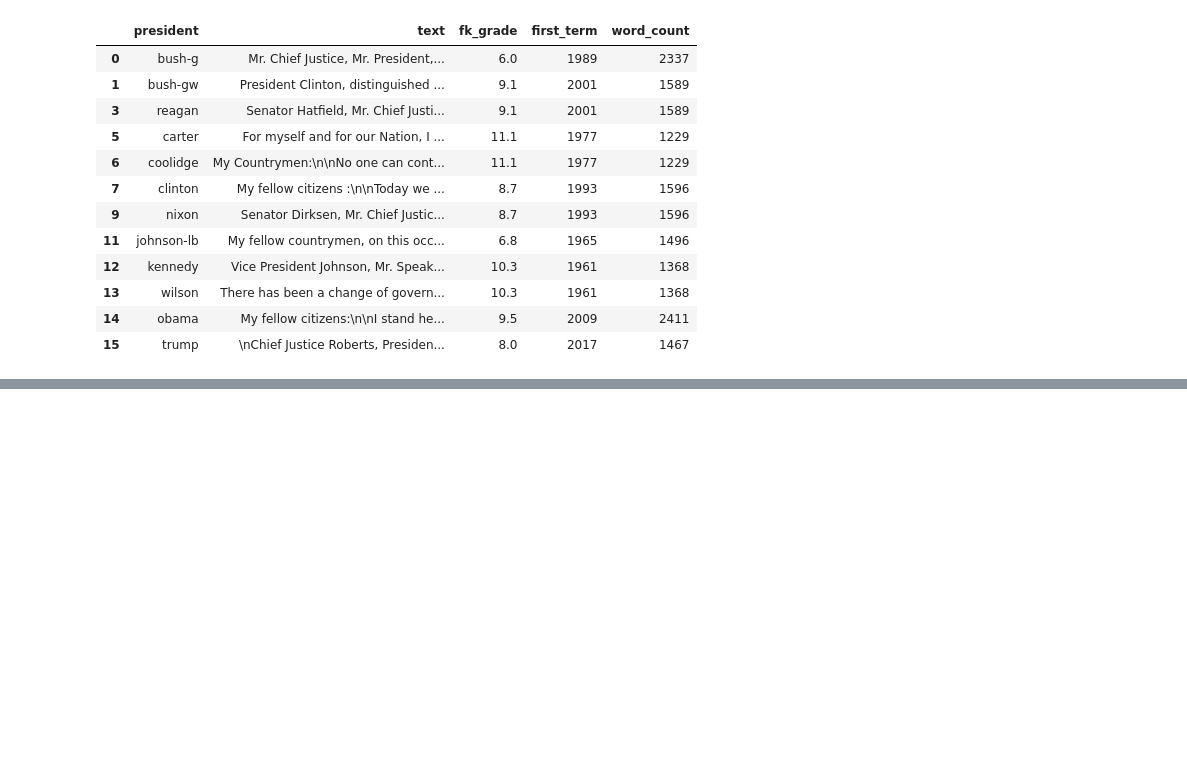
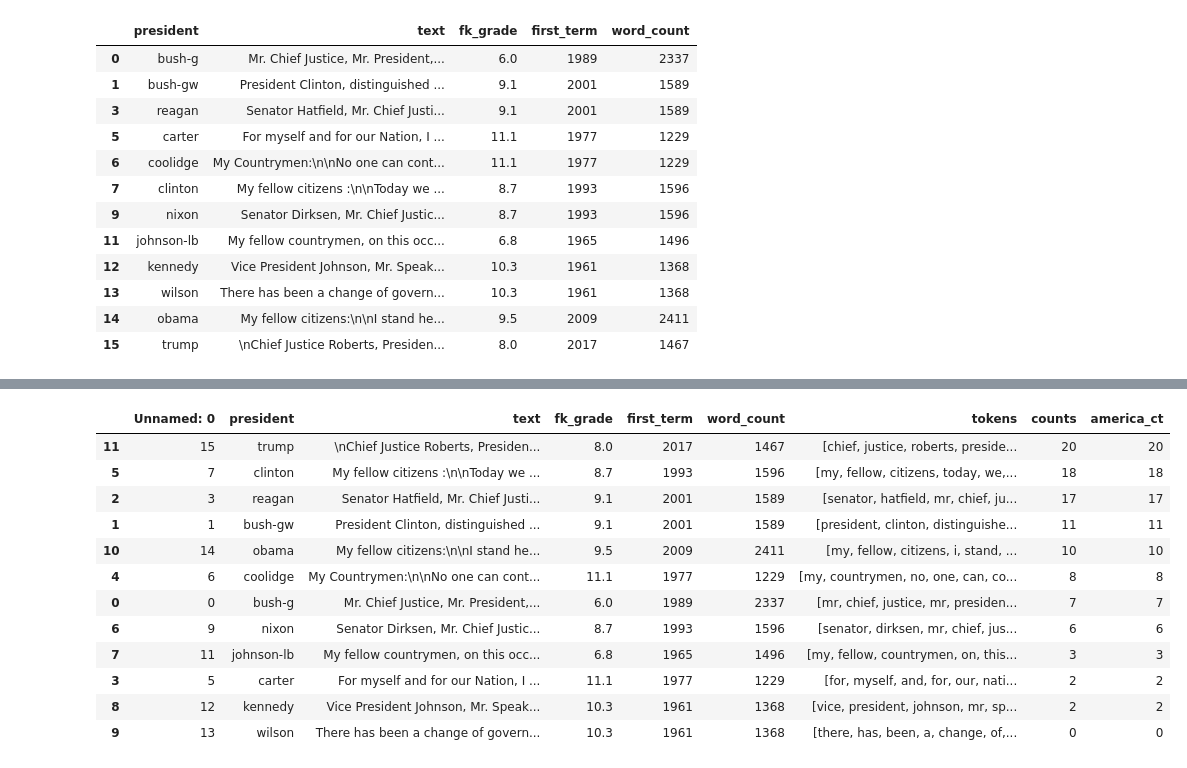
Before and after one commit to sbchou/trump-speech, a Jupyter notebook: Speech-analysis.ipynb, the cells around one changed output, grey strips where cells are left out. Cells and saved outputs as stored; diff of their text form; code cells hidden in the pictures; blank space fills up the shorter version.

```diff
--- a/Speech-analysis.ipynb
+++ b/Speech-analysis.ipynb
@@ -322,0 +325,3 @@ for i, blob in enumerate(bloblist):
+# %%
+df = pandas.read_csv('data/last-10-all-cols.csv')
+df.head()
@@ -322,0 +335,2 @@ for i, blob in enumerate(bloblist):
+# %%
+df['tokens'] = df.text.apply(lambda x: tokenizer.tokenize(x.lower()))
@@ -322,0 +339,18 @@ for i, blob in enumerate(bloblist):
+# %%
+df['america_ct'] = df.tokens.apply(lambda x: Counter(x)['america'])
+# %%
+df.sort_values('america_ct', ascending=False)
+# %% [output]
+|  | Unnamed: 0 | president | text | fk_grade | first_term | word_count | tokens | counts | america_ct |
+| 11 | 15 | trump | \nChief Justice Roberts, Presiden... | 8.0 | 2017 | 1467 | [chief, justice, roberts, preside... | 20 | 20 |
+| 5 | 7 | clinton | My fellow citizens :\n\nToday we ... | 8.7 | 1993 | 1596 | [my, fellow, citizens, today, we,... | 18 | 18 |
+| 2 | 3 | reagan | Senator Hatfield, Mr. Chief Justi... | 9.1 | 2001 | 1589 | [senator, hatfield, mr, chief, ju... | 17 | 17 |
+| 1 | 1 | bush-gw | President Clinton, distinguished ... | 9.1 | 2001 | 1589 | [president, clinton, distinguishe... | 11 | 11 |
+| 10 | 14 | obama | My fellow citizens:\n\nI stand he... | 9.5 | 2009 | 2411 | [my, fellow, citizens, i, stand, ... | 10 | 10 |
+| 4 | 6 | coolidge | My Countrymen:\n\nNo one can cont... | 11.1 | 1977 | 1229 | [my, countrymen, no, one, can, co... | 8 | 8 |
+| 0 | 0 | bush-g | Mr. Chief Justice, Mr. President,... | 6.0 | 1989 | 2337 | [mr, chief, justice, mr, presiden... | 7 | 7 |
+| 6 | 9 | nixon | Senator Dirksen, Mr. Chief Justic... | 8.7 | 1993 | 1596 | [senator, dirksen, mr, chief, jus... | 6 | 6 |
+| 7 | 11 | johnson-lb | My fellow countrymen, on this occ... | 6.8 | 1965 | 1496 | [my, fellow, countrymen, on, this... | 3 | 3 |
+| 3 | 5 | carter | For myself and for our Nation, I ... | 11.1 | 1977 | 1229 | [for, myself, and, for, our, nati... | 2 | 2 |
+| 8 | 12 | kennedy | Vice President Johnson, Mr. Speak... | 10.3 | 1961 | 1368 | [vice, president, johnson, mr, sp... | 2 | 2 |
+| 9 | 13 | wilson | There has been a change of govern... | 10.3 | 1961 | 1368 | [there, has, been, a, change, of,... | 0 | 0 |
```
Also changed, not shown: parts of 11 cells of this notebook, 4 other files.
